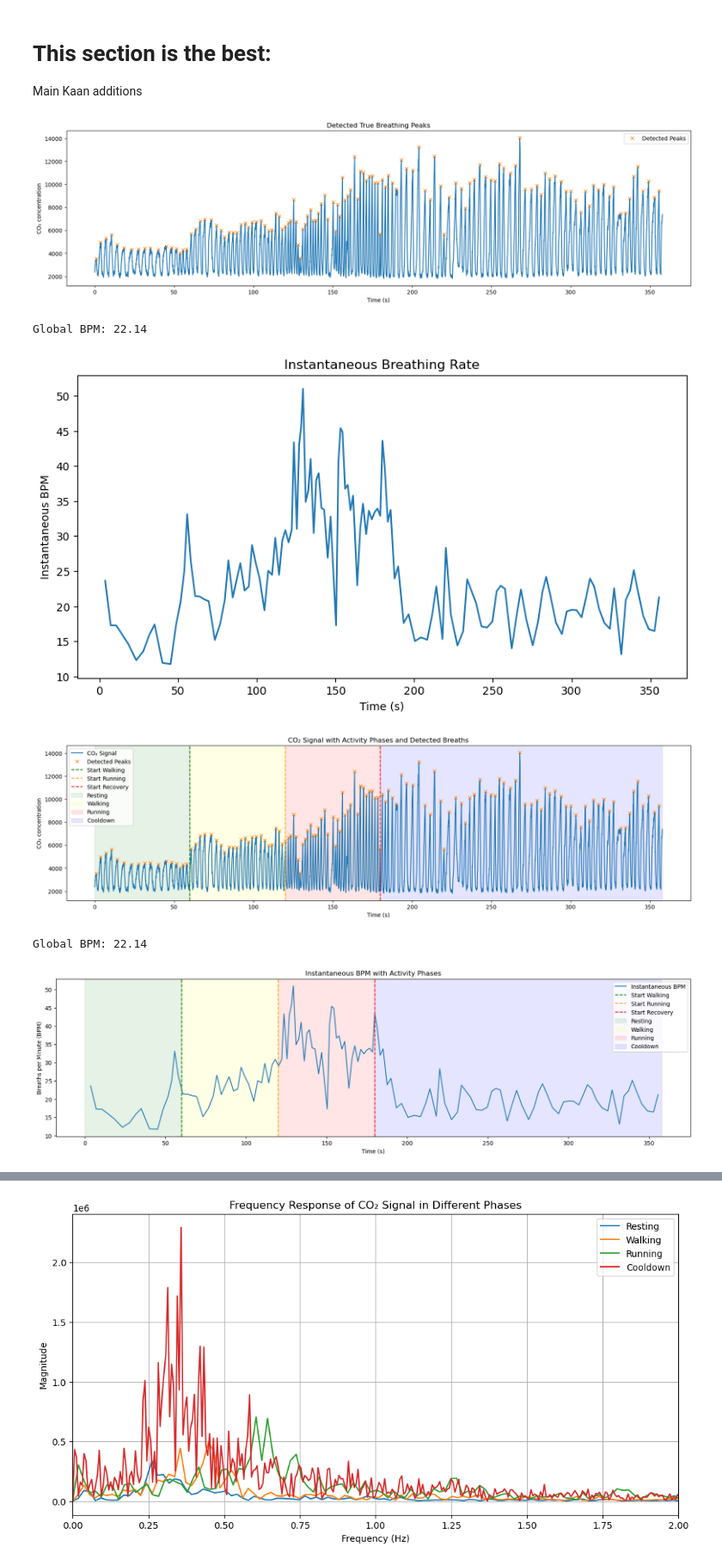
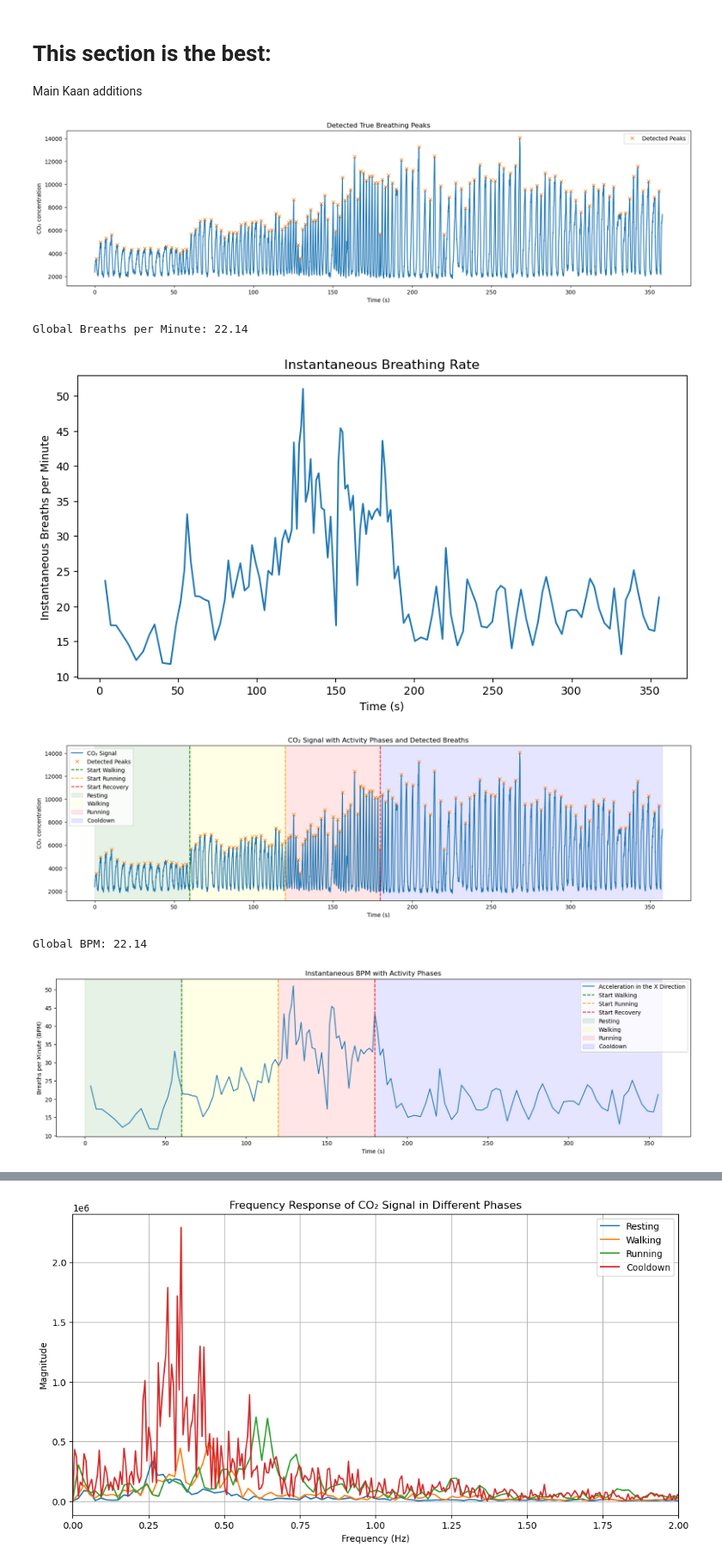
Before and after one commit to jayy-gan/fuzzy-invention, a Jupyter notebook: data-processing.ipynb, the cells around one changed output, grey strips where cells are left out. Shown at 86% size. Cells and saved outputs as stored; diff of their text form; code cells hidden in the pictures.

Commit message:
Added graphing function
Added function graph_with_phases that uses matplotlib to graph raw or processed data using info on when the user started walking, running, etc.

```diff
--- a/data-processing.ipynb
+++ b/data-processing.ipynb
@@ -15,14 +15,13 @@ import warnings
 # %%
 #Import trial data
 
-if os.uname().sysname == 'Darwin':
-    # macOS detected
-    print("Running on macOS")
-    file_path = "/Users/kaanborekci/Library/CloudStorage/OneDrive-NorthwesternUniversity/BME_390-1_Phrenic_Nerve/QUARTER 3/Data Analysis Code/Jay_Quarter2_Trial.csv"
-else:
-    # Not macOS
-    print("Running on another OS")
-    file_path = r"C:\Users\jgx7497\Documents\BME 390-3\Jay_Quarter2_Trial(in).csv"
+# if os.uname().sysname == 'Darwin':
+#     # macOS detected
+#     print("Running on macOS")
+#     file_path = "/Users/kaanborekci/Library/CloudStorage/OneDrive-NorthwesternUniversity/BME_390-1_Phrenic_Nerve/QUARTER 3/Data Analysis Code/Jay_Quarter2_Trial.csv"
+# Not macOS
+print("Running on another OS")
+file_path = r"C:\Users\jgx7497\Documents\BME 390-3\Jay_Quarter2_Trial(in).csv"
 
 df = pd.read_csv(file_path)
 df
@@ -252,7 +249,7 @@ def txt_to_df(txt_path, column_names):
 
     return df
 # %%
-blom_path = "/Users/kaanborekci/Library/CloudStorage/OneDrive-NorthwesternUniversity/BME_390-1_Phrenic_Nerve/QUARTER 3/Data Analysis Code/241203_BlomTrial_SubjectJ_PNS/blomtrial.txt"
+blom_path = r"C:\Users\jgx7497\Documents\BME 390-3\Data Processing Code\fuzzy-invention\blomtrial.txt"
 names = ['time',
          'a_x',
          'a_y',
@@ -436,5 +436,5 @@ plt.title('Instantaneous Breathing Rate')
 plt.show()
 # %% [output]
 [figure]
-Global BPM: 22.14
+Global Breaths per Minute: 22.14
-[figure, old version]
+[figure, new version]
@@ -441,5 +468,5 @@ Global BPM: 22.14
 # %%
-import pandas as pd
+import pandas as pdtime
 import numpy as np
 import matplotlib.pyplot as plt
 from scipy.signal import find_peaks
@@ -469,50 +496,33 @@ plt.axvline(x=start_running_time, color='orange', linestyle='--', label='Start R
 plt.axvline(x=start_recovery_time, color='red', linestyle='--', label='Start Recovery')
 
 # Add shaded regions for phases
 plt.axvspan(time.iloc[0], start_walking_time, color='green', alpha=0.1, label='Resting')
 plt.axvspan(start_walking_time, start_running_time, color='yellow', alpha=0.1, label='Walking')
 plt.axvspan(start_running_time, start_recovery_time, color='red', alpha=0.1, label='Running')
 plt.axvspan(start_recovery_time, time.iloc[-1], color='blue', alpha=0.1, label='Cooldown')
 
 # Labels and Title
 plt.xlabel('Time (s)')
 plt.ylabel('CO₂ concentration')
 plt.title('CO₂ Signal with Activity Phases and Detected Breaths')
 plt.legend()
 plt.show()
 
 # --- Global BPM Calculation ---
 total_time_minutes = (time.iloc[-1] - time.iloc[0]) / 60
 total_breaths = len(peaks)
 bpm_global = total_breaths / total_time_minutes
 print(f"Global BPM: {bpm_global:.2f}")
 
 # --- Instantaneous BPM Calculation ---
 peak_times = time.iloc[peaks].values
 intervals_sec = np.diff(peak_times)
 instantaneous_bpm = 60 / intervals_sec
 
 # Plot Instantaneous BPM
-plt.figure(figsize=(20,5))
-plt.plot(peak_times[1:], instantaneous_bpm, label="Instantaneous BPM")
-
-# Add vertical lines again
-plt.axvline(x=start_walking_time, color='green', linestyle='--', label='Start Walking')
-plt.axvline(x=start_running_time, color='orange', linestyle='--', label='Start Running')
-plt.axvline(x=start_recovery_time, color='red', linestyle='--', label='Start Recovery')
-
-# Shade again
-plt.axvspan(time.iloc[0], start_walking_time, color='green', alpha=0.1, label='Resting')
-plt.axvspan(start_walking_time, start_running_time, color='yellow', alpha=0.1, label='Walking')
-plt.axvspan(start_running_time, start_recovery_time, color='red', alpha=0.1, label='Running')
-plt.axvspan(start_recovery_time, time.iloc[-1], color='blue', alpha=0.1, label='Cooldown')
-
-plt.xlabel('Time (s)')
-plt.ylabel('Breaths per Minute (BPM)')
-plt.title('Instantaneous BPM with Activity Phases')
-plt.legend()
-plt.show()
+plot_with_phases(peak_times[1:], instantaneous_bpm, start_walking_time, start_running_time, start_recovery_time, "Acceleration in the X Direction", x_label="Time (s)",
+                  y_label="Breaths per Minute (BPM)", title="Instantaneous BPM with Activity Phases")
 # %% [output]
 [figure]
 Global BPM: 22.14
-[figure, old version]
+[figure, new version]
```
Also changed, not shown: parts of 7 cells of this notebook, 2 other files.
